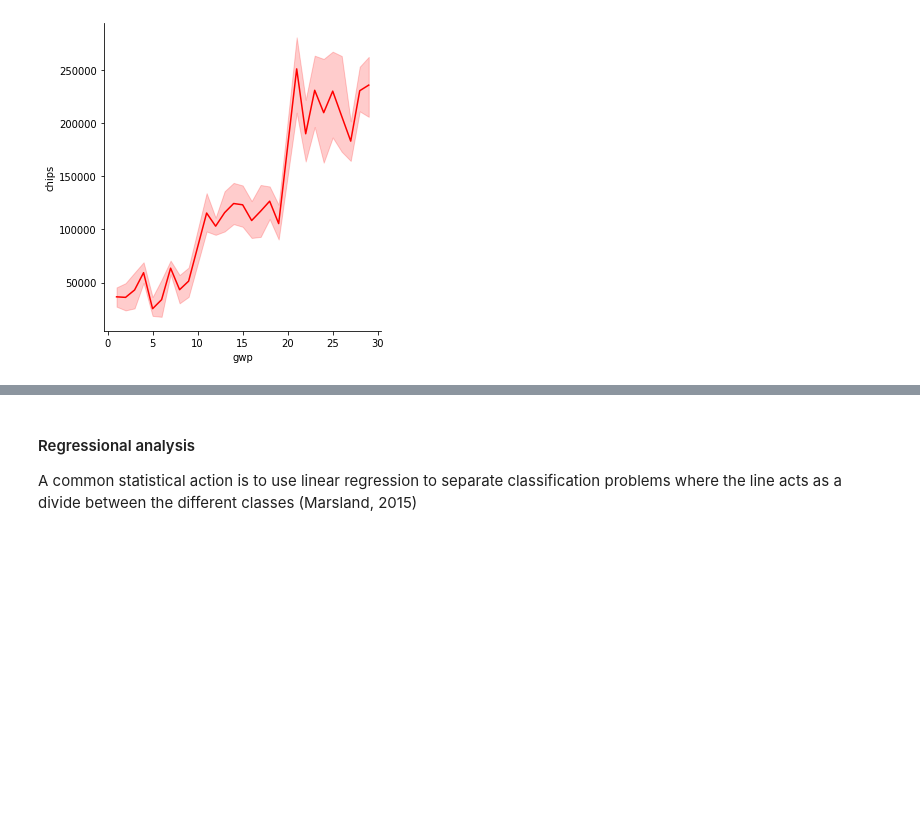
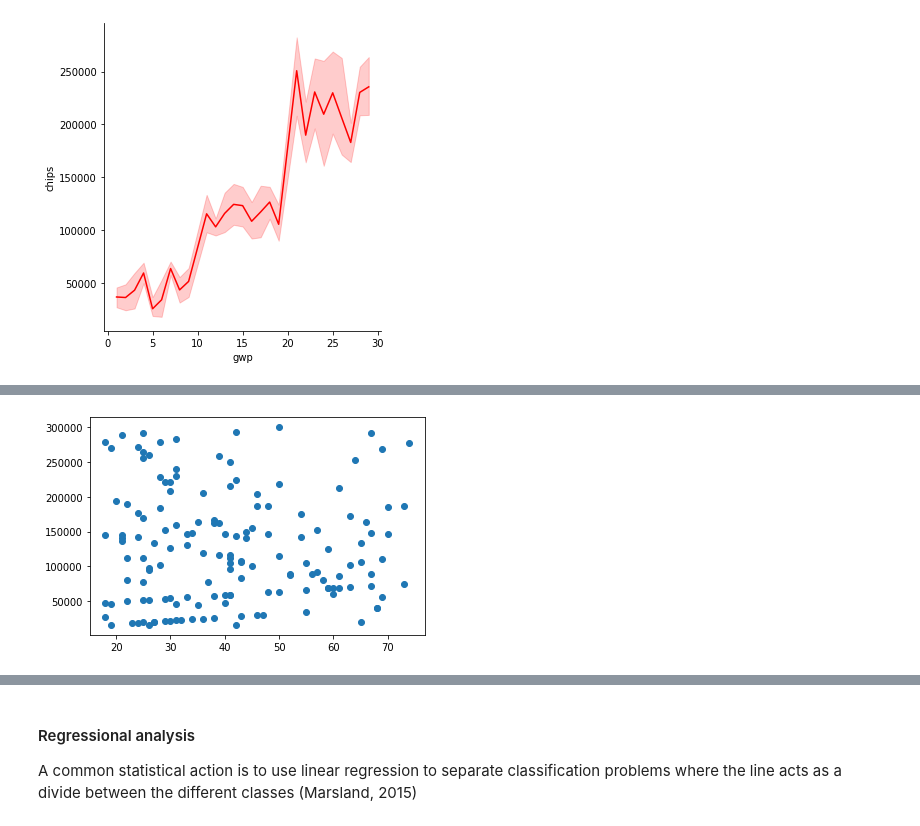
Before and after one commit to garycunningham89/progdataanalysisproject, a Jupyter notebook: Programming for Data Analysis Final Project.ipynb, the cells around one changed output, grey strips where cells are left out. Saved outputs shown, nothing was run; the diff lists cells and outputs as text; code cells hidden in the pictures; blank space fills up the shorter version.

```diff
--- a/Programming for Data Analysis Final Project.ipynb
+++ b/Programming for Data Analysis Final Project.ipynb
@@ -564,0 +585,5 @@ sns.relplot(x="chips", y="gwp", hue = "handswon%", data=dataset, kind = "scatter
+# %%
+plt.scatter(age, chips)
+plt.show()
+# %% [output]
+[figure, added]
```
Also changed, not shown: parts of 16 cells of this notebook.
